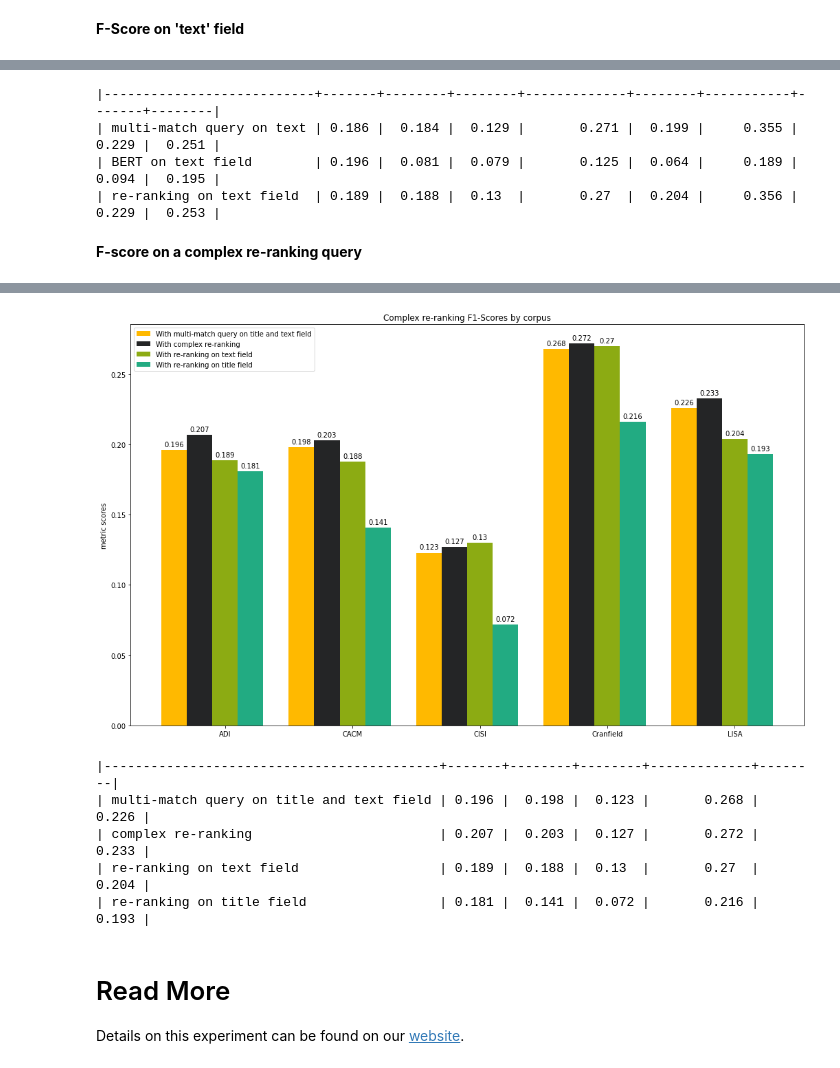
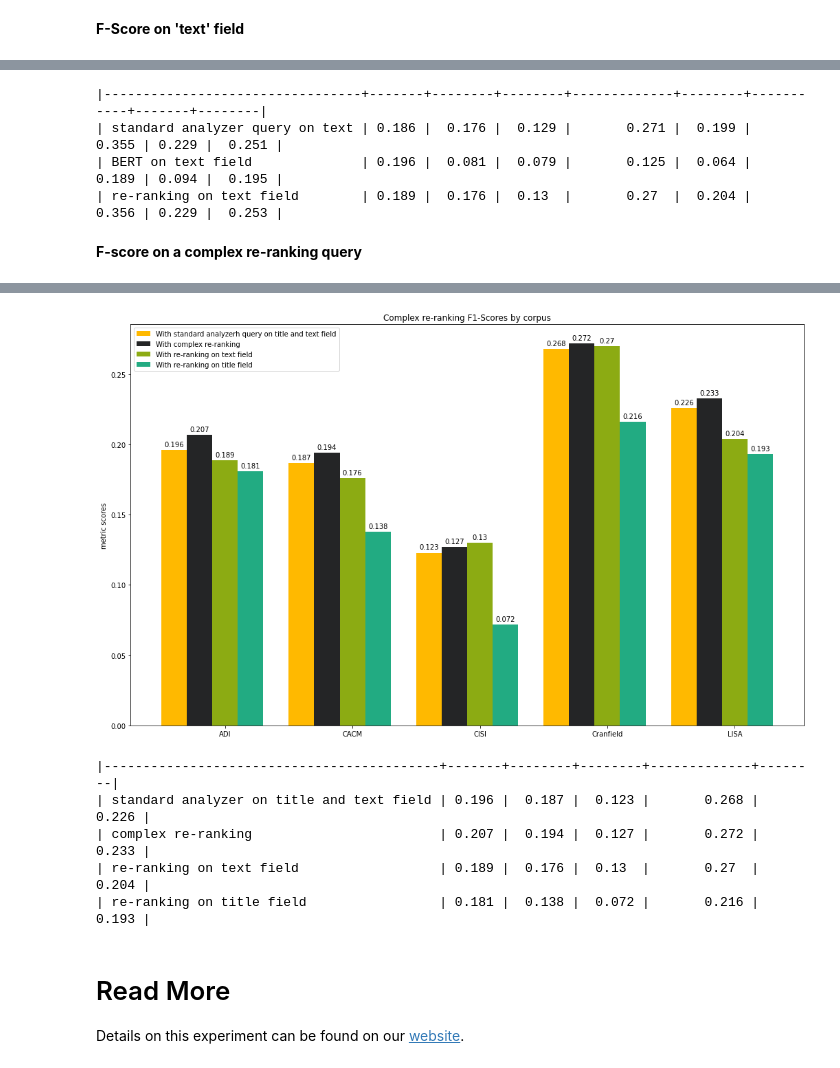
Before and after one commit to pragmalingu/experiments, a Jupyter notebook: 02_Embeddings/Evaluation/Comparison_BERT_vs_Standard_Search_vs_Re-ranking.ipynb, the cells around one changed output, grey strips where cells are left out. Drawn from its saved outputs; the diff is of its cells as text; code cells hidden in the pictures.

```diff
--- a/02_Embeddings/Evaluation/Comparison_BERT_vs_Standard_Search_vs_Re-ranking.ipynb
+++ b/02_Embeddings/Evaluation/Comparison_BERT_vs_Standard_Search_vs_Re-ranking.ipynb
@@ -2983,7 +2988,7 @@ plt.show()
 # %%
 from tabulate import tabulate
 
-match_metrics_fscore_text.insert(0, 'multi-match query on text')
+match_metrics_fscore_text.insert(0, 'standard analyzer query on text')
 bert_text_metrics_fscore.insert(0, 'BERT on text field')
 rerank_bert_text_metrics_fscore.insert(0, 're-ranking on text field')
 
@@ -2992,10 +2997,10 @@ table = tabulate(l, headers=['ADI','CACM', 'CISI','cranfield', 'LISA', 'Medline'
 
 print(table)
 # %% [output]
-|---------------------------+-------+--------+--------+-------------+--------+-----------+-------+--------|
-| multi-match query on text | 0.186 |  0.184 |  0.129 |       0.271 |  0.199 |     0.355 | 0.229 |  0.251 |
-| BERT on text field        | 0.196 |  0.081 |  0.079 |       0.125 |  0.064 |     0.189 | 0.094 |  0.195 |
-| re-ranking on text field  | 0.189 |  0.188 |  0.13  |       0.27  |  0.204 |     0.356 | 0.229 |  0.253 |
+|---------------------------------+-------+--------+--------+-------------+--------+-----------+-------+--------|
+| standard analyzer query on text | 0.186 |  0.176 |  0.129 |       0.271 |  0.199 |     0.355 | 0.229 |  0.251 |
+| BERT on text field              | 0.196 |  0.081 |  0.079 |       0.125 |  0.064 |     0.189 | 0.094 |  0.195 |
+| re-ranking on text field        | 0.189 |  0.176 |  0.13  |       0.27  |  0.204 |     0.356 | 0.229 |  0.253 |
 # %% [markdown]
 **F-score on a complex re-ranking query**
 # %%
@@ -3048,7 +3053,7 @@ width = 0.5  # the width of the bars
 pragma_colors =  ['#ffb900', '#8cab13', '#22ab82', '#242526', '#cc0000',  '#ffcc00', '#ffffff']
 
 fig, ax = plt.subplots()
-rects1 = ax.bar(x - 2*width, match_metrics_fscore_text_title , width, label='With multi-match query on title and text field', color=pragma_colors[0])
+rects1 = ax.bar(x - 2*width, match_metrics_fscore_text_title , width, label='With standard analyzerh query on title and text field', color=pragma_colors[0])
 rects2 = ax.bar(x - width, complex_rerank_bert_metrics_fscore , width, label='With complex re-ranking', color=pragma_colors[3])
 rects3 = ax.bar(x, rerank_bert_text_metrics_fscore, width, label='With re-ranking on text field', color=pragma_colors[1])
 rects4 = ax.bar(x + width, rerank_bert_title_metrics_fscore, width, label='With re-ranking on title field', color=pragma_colors[2])
@@ -3062,38 +3067,38 @@ ax.legend()
 
 
 def autolabel(rects):
     """Attach a text label above each bar in *rects*, displaying its height."""
     for rect in rects:
         height = rect.get_height()
         ax.annotate('{}'.format(height),
                     xy=(rect.get_x() + rect.get_width() / 2, height),
                     xytext=(0, 3),  # 3 points vertical offset
                     textcoords="offset points",
                     ha='center', va='bottom')
 
 
 autolabel(rects1)
 autolabel(rects2)
 autolabel(rects3)
 autolabel(rects4)
 
 fig.tight_layout()
 fig.set_figwidth(16)
 fig.set_figheight(10)
 
 # uncomment to save the visualization
 #plt.savefig("EXP2_Fscore_complex.svg", format="svg")
 #files.download('EXP2_Fscore_complex.svg')
 
 plt.show()
 # %% [output]
 [interactive output not drawn]
 [interactive output not drawn]
-[figure, old version]
+[figure, new version]
 # %%
 from tabulate import tabulate
 
-match_metrics_fscore_text_title.insert(0, 'multi-match query on title and text field')
+match_metrics_fscore_text_title.insert(0, 'standard analyzer on title and text field')
 complex_rerank_bert_metrics_fscore.insert(0, 'complex re-ranking')
 rerank_bert_text_metrics_fscore.insert(0, 're-ranking on text field')
 rerank_bert_title_metrics_fscore.insert(0,'re-ranking on title field')
@@ -3104,10 +3109,10 @@ table = tabulate(l, headers=['ADI','CACM', 'CISI','Cranfield', 'LISA'], tablefmt
 print(table)
 # %% [output]
 |-------------------------------------------+-------+--------+--------+-------------+--------|
-| multi-match query on title and text field | 0.196 |  0.198 |  0.123 |       0.268 |  0.226 |
-| complex re-ranking                        | 0.207 |  0.203 |  0.127 |       0.272 |  0.233 |
-| re-ranking on text field                  | 0.189 |  0.188 |  0.13  |       0.27  |  0.204 |
-| re-ranking on title field                 | 0.181 |  0.141 |  0.072 |       0.216 |  0.193 |
+| standard analyzer on title and text field | 0.196 |  0.187 |  0.123 |       0.268 |  0.226 |
+| complex re-ranking                        | 0.207 |  0.194 |  0.127 |       0.272 |  0.233 |
+| re-ranking on text field                  | 0.189 |  0.176 |  0.13  |       0.27  |  0.204 |
+| re-ranking on title field                 | 0.181 |  0.138 |  0.072 |       0.216 |  0.193 |
 # %% [markdown]
 # Read More
 Details on this experiment can be found on our [website](https://pragmalingu.de/docs/comparisons/embeddings).
```
Also changed, not shown: parts of 27 cells of this notebook.
